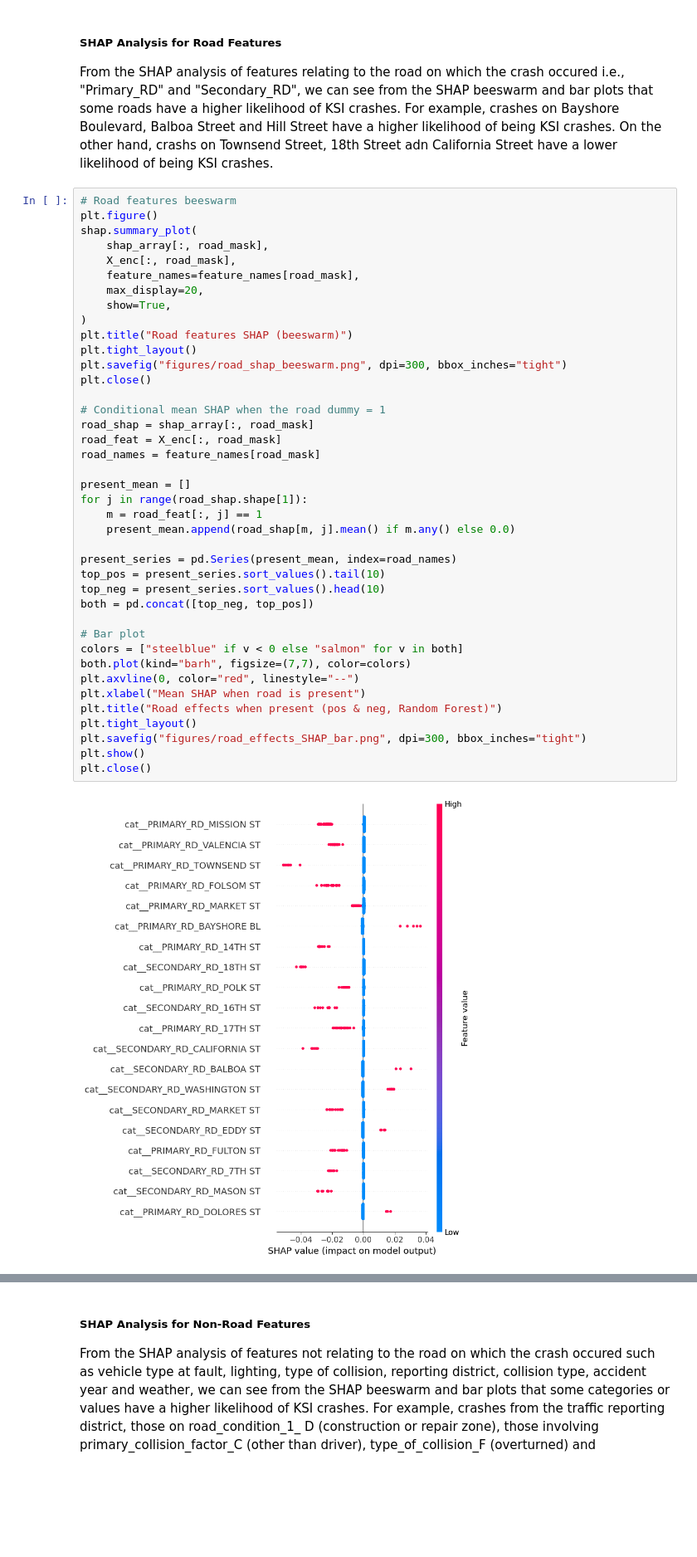
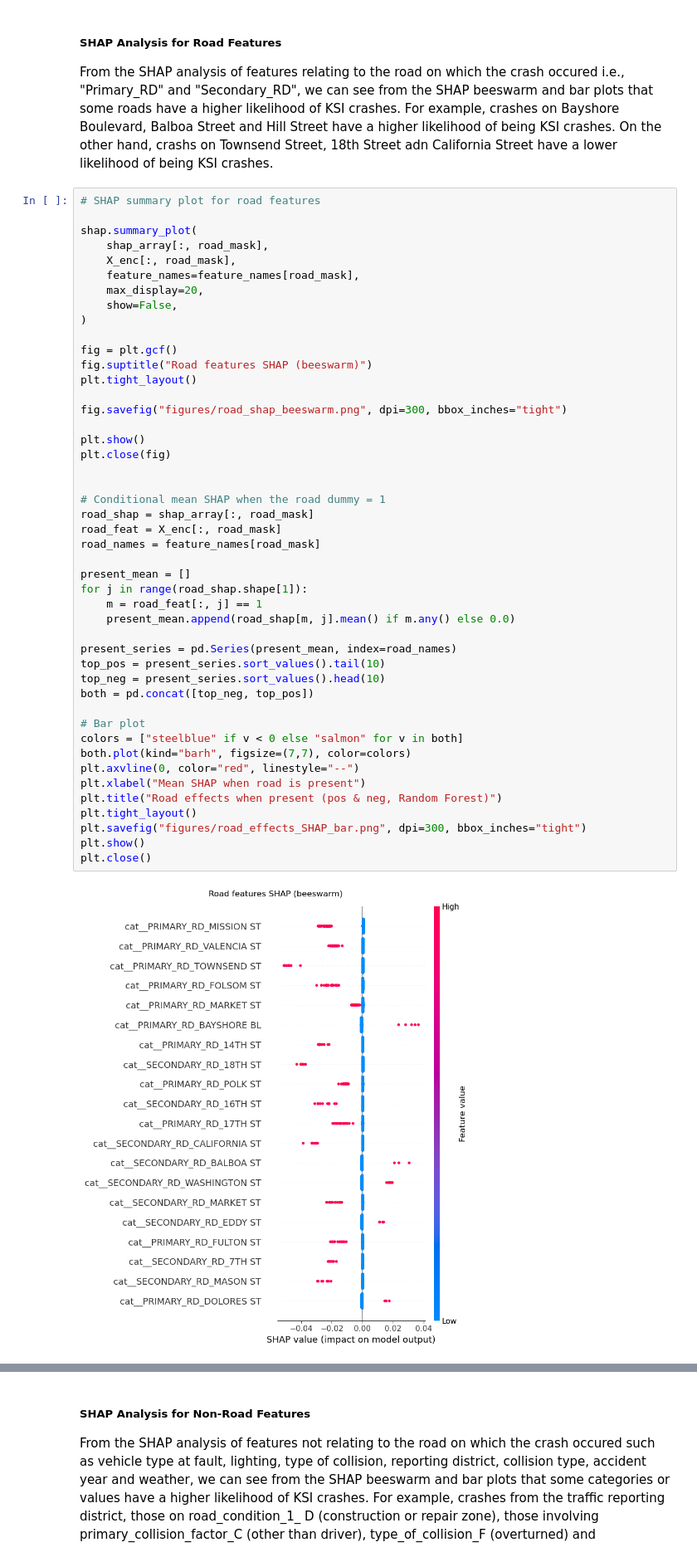
Before and after one commit to UCB-stat-159-f25/final-group07, a Jupyter notebook: Modelling.ipynb, the cells around one changed output, grey strips where cells are left out. Shown: that part at 83% size. Drawn from its saved outputs; the diff is of its cells as text; blank space fills up the shorter version.

```diff
--- a/Modelling.ipynb
+++ b/Modelling.ipynb
@@ -391,47 +391,53 @@ other_mask = ~road_mask
 ##### SHAP Analysis for Road Features
 From the SHAP analysis of features relating to the road on which the crash occured i.e., "Primary_RD" and "Secondary_RD", we can see from the SHAP beeswarm and bar plots that some roads have a higher likelihood of KSI crashes. For example, crashes on Bayshore Boulevard, Balboa Street and Hill Street have a higher likelihood of being KSI crashes. On the other hand, crashs on Townsend Street, 18th Street adn California Street have a lower likelihood of being KSI crashes.
 # %%
-# Road features beeswarm
-plt.figure()
+# SHAP summary plot for road features
+
 shap.summary_plot(
     shap_array[:, road_mask],
     X_enc[:, road_mask],
     feature_names=feature_names[road_mask],
     max_display=20,
-    show=True,
+    show=False,
 )
-plt.title("Road features SHAP (beeswarm)")
+
+fig = plt.gcf()
+fig.suptitle("Road features SHAP (beeswarm)")
 plt.tight_layout()
-plt.savefig("figures/road_shap_beeswarm.png", dpi=300, bbox_inches="tight")
-plt.close()
+
+fig.savefig("figures/road_shap_beeswarm.png", dpi=300, bbox_inches="tight")
+
+plt.show()
+plt.close(fig)
+
 
 # Conditional mean SHAP when the road dummy = 1
 road_shap = shap_array[:, road_mask]
 road_feat = X_enc[:, road_mask]
 road_names = feature_names[road_mask]
 
 present_mean = []
 for j in range(road_shap.shape[1]):
     m = road_feat[:, j] == 1
     present_mean.append(road_shap[m, j].mean() if m.any() else 0.0)
 
 present_series = pd.Series(present_mean, index=road_names)
 top_pos = present_series.sort_values().tail(10)
 top_neg = present_series.sort_values().head(10)
 both = pd.concat([top_neg, top_pos])
 
 # Bar plot
 colors = ["steelblue" if v < 0 else "salmon" for v in both]
 both.plot(kind="barh", figsize=(7,7), color=colors)
 plt.axvline(0, color="red", linestyle="--")
 plt.xlabel("Mean SHAP when road is present")
 plt.title("Road effects when present (pos & neg, Random Forest)")
 plt.tight_layout()
 plt.savefig("figures/road_effects_SHAP_bar.png", dpi=300, bbox_inches="tight")
 plt.show()
 plt.close()
 # %% [output]
-[figure, old version]
+[figure, new version]
 [figure]
 # %% [markdown]
 ##### SHAP Analysis for Non-Road Features
```
Also changed, not shown: parts of 1 cell of this notebook, 2 other files.
